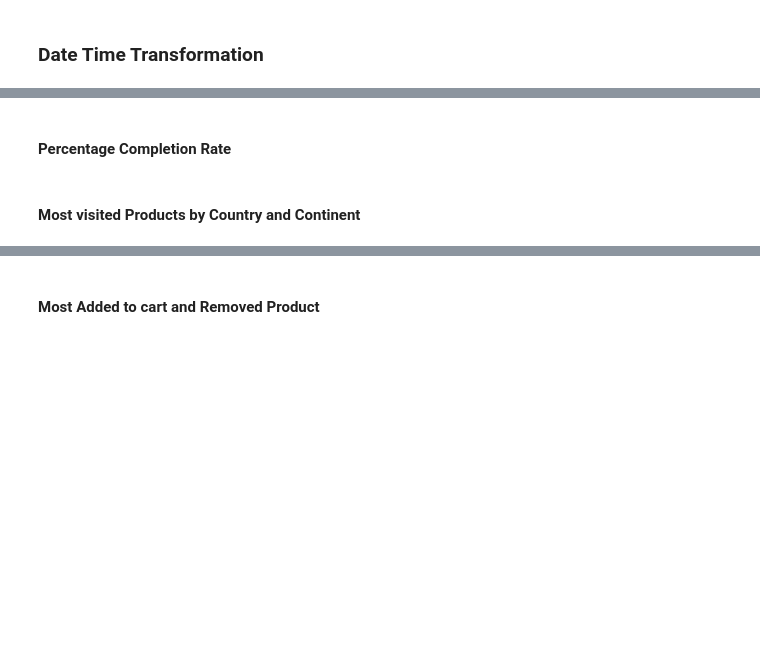
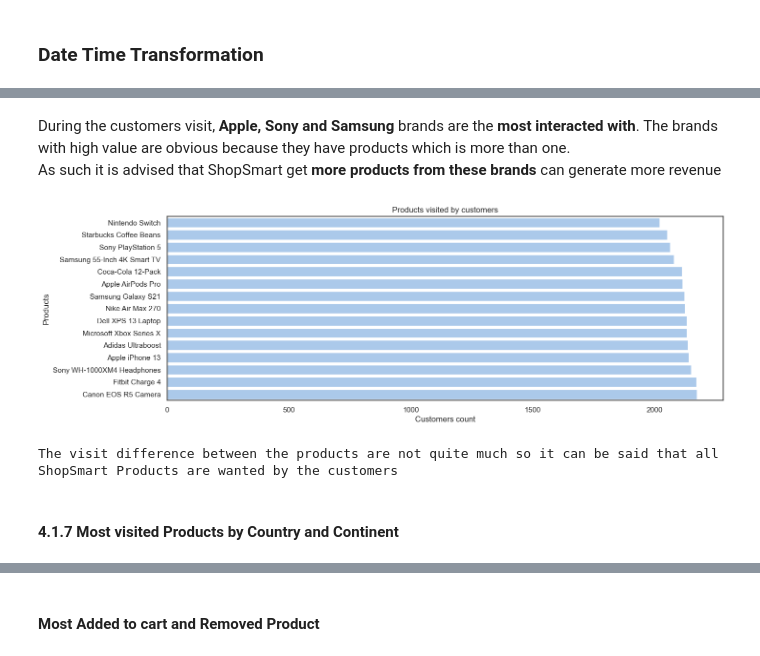
Before and after one commit to imabiodun/customer_data, a Jupyter notebook: customer_eda.ipynb, the cells around one changed output, grey strips where cells are left out. Saved outputs shown, nothing was run; the diff lists cells and outputs as text; code cells hidden in the pictures; blank space fills up the shorter version.

```diff
--- a/customer_eda.ipynb
+++ b/customer_eda.ipynb
@@ -329,13 +598,19 @@ plt.show()
 # %%
-printmd('During the customers visit, **Apple, Sony and Samsung** brands are the **most interacted with**. As such it is advised that ShopSmart get **more products from these brands** can generate more revenue')
+printmd('During the customers visit, **Apple, Sony and Samsung** brands are the **most interacted with**.\
+    The brands with high value are obvious because they have products which is more than one.<br>\
+        As such it is advised that ShopSmart get **more products from these brands** can generate more revenue')
+# %% [output]
+During the customers visit, **Apple, Sony and Samsung** brands are the **most interacted with**.    The brands with high value are obvious because they have products which is more than one.<br>        As such it is advised that ShopSmart get **more products from these brands** can generate more revenue
 # %%
 brand_customers_visit = event_visit_type.groupby('product_name')\
 ['customer_id'].nunique().sort_values()
 plt.figure(figsize=(15,5))
 ax = sns.barplot(brand_customers_visit,orient='h')
-ax.set_title('Brands as were visited by customers')
-ax.set_ylabel('Customers count')
+ax.set_title('Products visited by customers')
+ax.set_ylabel('Products')
+ax.set_xlabel('Customers count')
 plt.show()
-print("The visit difference between the  products are not quite much so it can be said that all ShopSmart Products are wanted by the customers")
+print("The visit difference between the products are not quite much so it can be said that all ShopSmart Products are wanted by the customers")
+# %% [output]
+[figure, added]
+The visit difference between the products are not quite much so it can be said that all ShopSmart Products are wanted by the customers
-# %% [markdown]
-#### Percentage Completion Rate
@@ -356,2 +617,2 @@ fig.show()
 # %% [markdown]
-#### Most visited Products by Country and Continent
+#### 4.1.7 Most visited Products by Country and Continent
```
Also changed, not shown: parts of 137 cells of this notebook.
